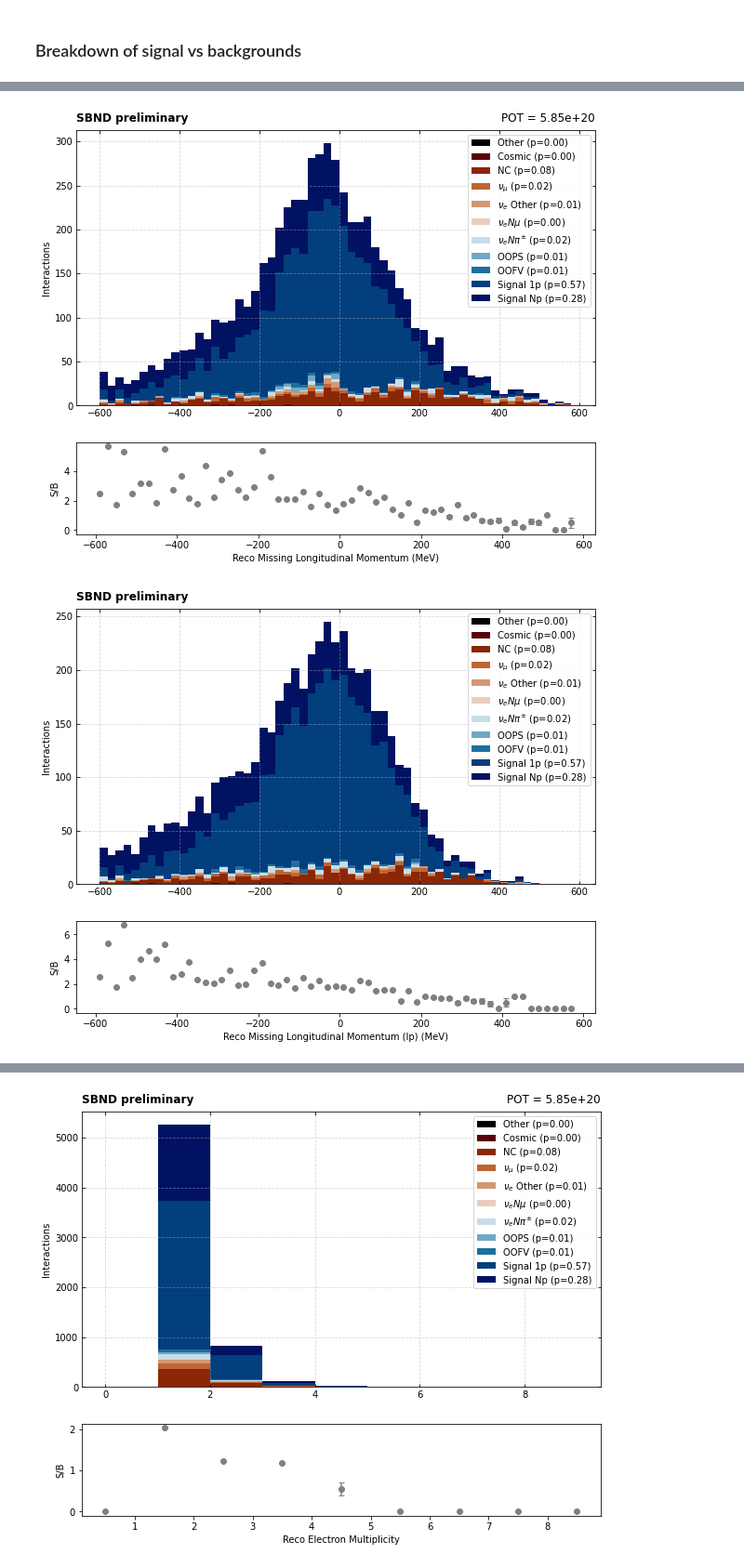
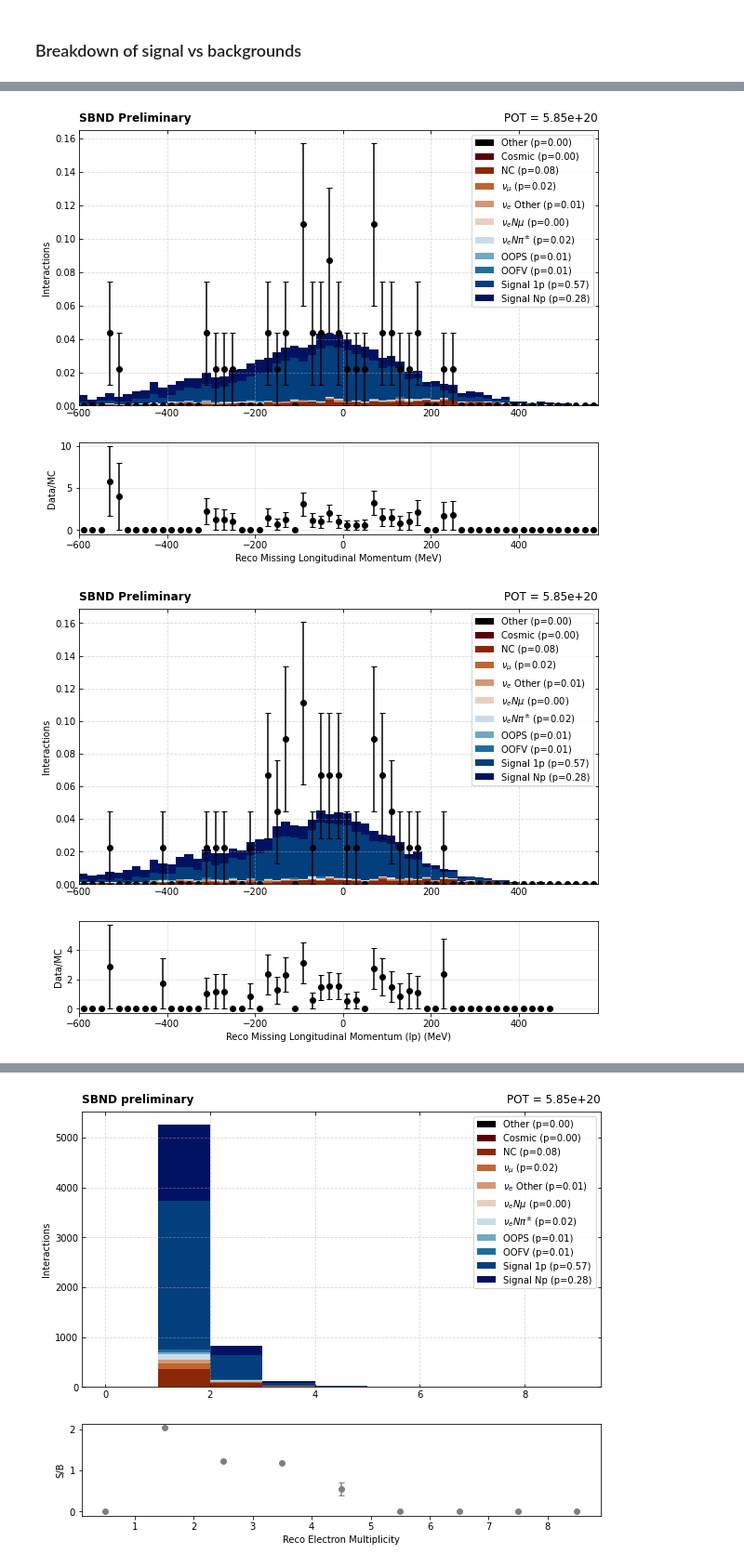
Before and after one commit to justinjmueller/medulla, a Jupyter notebook: analysis/efficiencyTest.ipynb, the cells around one changed output, grey strips where cells are left out. Shown at 93% size. Drawn from its saved outputs; the diff is of its cells as text; code cells hidden in the pictures.

```diff
--- a/analysis/efficiencyTest.ipynb
+++ b/analysis/efficiencyTest.ipynb
@@ -732,25 +700,29 @@ ax, fig = plot_hist(
     colors=category_colors,
     truth_category=true_category_sel,
     title="Reco Missing Longitudinal Momentum (MeV)",
-    POT = totalPOT
+    POT = totalPOT,
+    areaNorm=True,
+    data=fdata['reco_dpL'].array(library="np")
 )
 # %% [output]
-[figure, old version]
+[figure, new version]
 # %%
 vals = fall['reco_dpL_lp'].array(library="np")
 vals_sel = vals[sel_mask]
 
 ax, fig = plot_hist(
     vals=vals_sel,
     bins=np.arange(-600, 600, 20),
     labels=labels,
     colors=category_colors,
     truth_category=true_category_sel,
     title="Reco Missing Longitudinal Momentum (lp) (MeV)",
-    POT = totalPOT
+    POT = totalPOT,
+    areaNorm=True,
+    data=fdata['reco_dpL_lp'].array(library="np")
 )
 # %% [output]
-[figure, old version]
+[figure, new version]
 # %%
 vals = fall['reco_dpT'].array(library="np")
 vals_sel = vals[sel_mask]
```
Also changed, not shown: parts of 25 cells of this notebook, 5 other files.
